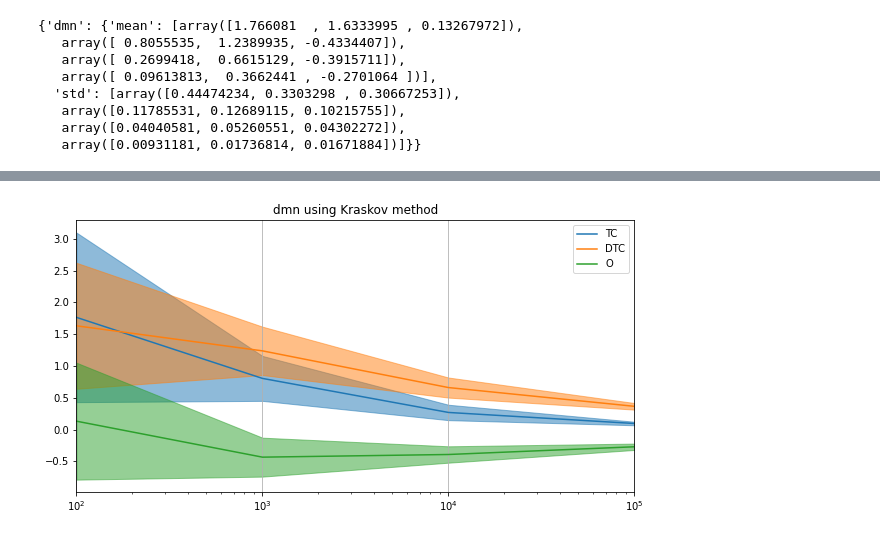
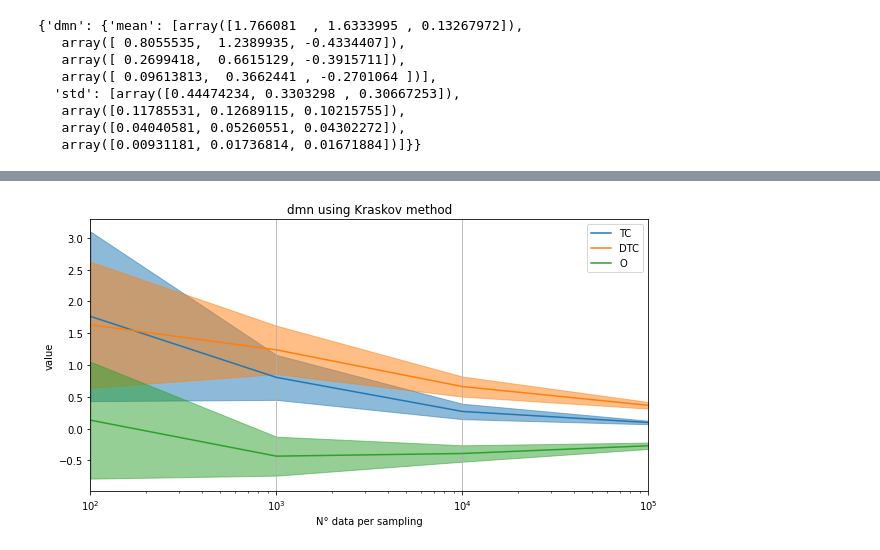
Before and after one commit to cjotade/whole-brain, a Jupyter notebook: src/display_results.ipynb, the cells around one changed output, grey strips where cells are left out. Cells and saved outputs as stored; diff of their text form; code cells hidden in the pictures.

```diff
--- a/src/display_results.ipynb
+++ b/src/display_results.ipynb
@@ -11,6 +17,9 @@ gaussian_1/  kraskov_1/  kraskov_2/
 # %%
-#results_folder = "../results/muestras/kraskov_2/"
-results_folder = "../results/firing_rates/"
+if is_dmn:
+    results_folder = "../results/firing_rates/"
+else:
+    results_folder = "../results/muestras/kraskov_2/"
+
 gaussian_results = {}
 for gaussian_i in sorted(os.listdir(results_folder)):
     gaussian_i_folder = os.path.join(results_folder, gaussian_i)
@@ -43,7 +52,7 @@ gaussian_results
    array([0.00931181, 0.01736814, 0.01671884])]}}
 # %%
 try:
-    with open("../data/muestras/index.json", "r") as f:
+    with open("../data/muestras_1e5/index.json", "r") as f:
         index = json.load(f)
 except:
     pass
@@ -50,27 +79,29 @@ except:
 # %%
-is_dmn = True
 metrics_plot = ["TC", "DTC", "O"]
 #index_data = [100, 1000, 10000, 100000, 1000000]
 index_data = [100, 1000, 10000, 100000]
 for gaussian_i in sorted(os.listdir(results_folder)):
     try:
         fig, ax = plt.subplots(figsize=(10,5))
         mean = pd.DataFrame(gaussian_results[gaussian_i]["mean"], columns=["TC", "DTC", "O"], index=index_data)
         std = pd.DataFrame(gaussian_results[gaussian_i]["std"], columns=["TC", "DTC", "O"], index=index_data)
         mean[metrics_plot].plot(ax=ax)
         for i, metric_plot in enumerate(metrics_plot):
             ax.fill_between(mean.index, mean[metric_plot]-3*std[metric_plot], mean[metric_plot]+3*std[metric_plot], color=f"C{i}", alpha=0.5)
             if not is_dmn:
                 ax.axhline(y=index[gaussian_i][metric_plot], color=f'C{i}', linestyle='--')
         ax.set_title(f"{gaussian_i} using Kraskov method")
         ax.set_xscale('log')
         ax.set_xlim(index_data[0], index_data[-1])
         ax.grid(axis="x")
-        #fig.savefig(f"../results/plots/{metrics_plot}_{gaussian_i}.png")
+        ax.set_xlabel("N° data per sampling")
+        ax.set_ylabel("value")
+        fig.savefig(f"../results/plots/{metrics_plot}_{gaussian_i}.pdf")
     except:
+        print("probably an error with index_data")
         pass
 # %% [output]
-[figure, old version]
+[figure, new version]
 # %%
 metric_plot = "O"
 i = 0
```
Also changed, not shown: parts of 5 cells of this notebook, 4 other files.
